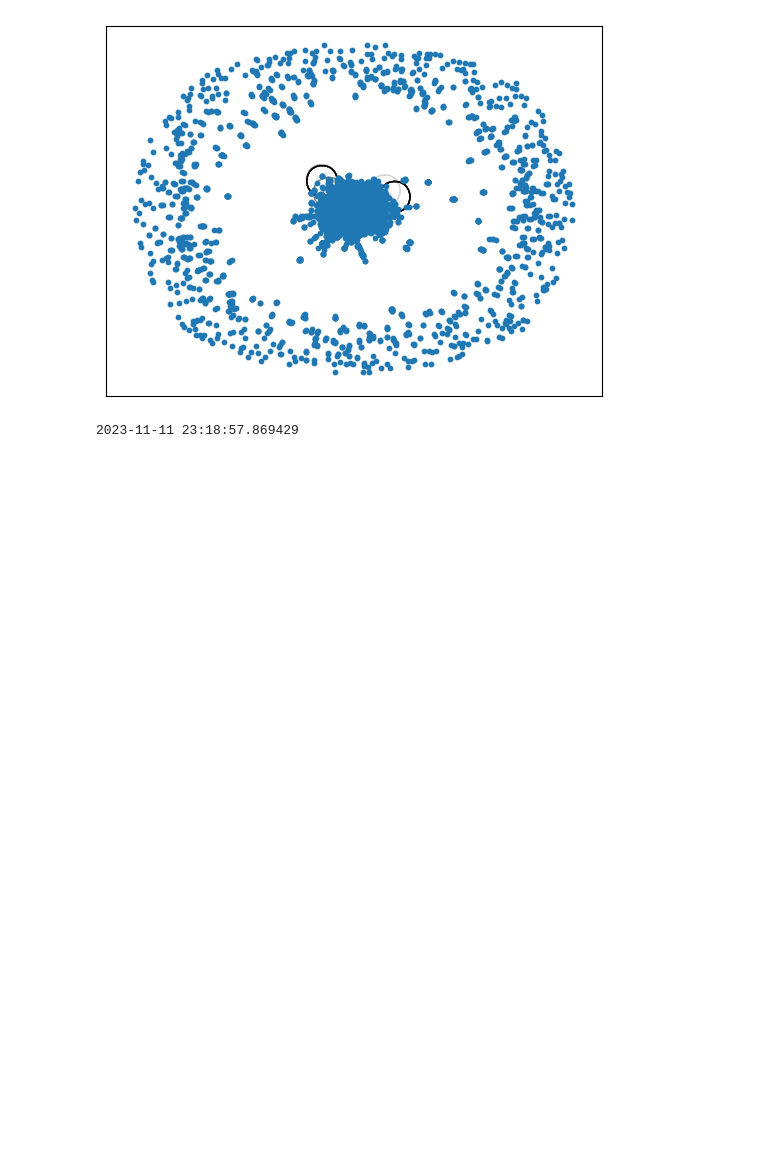
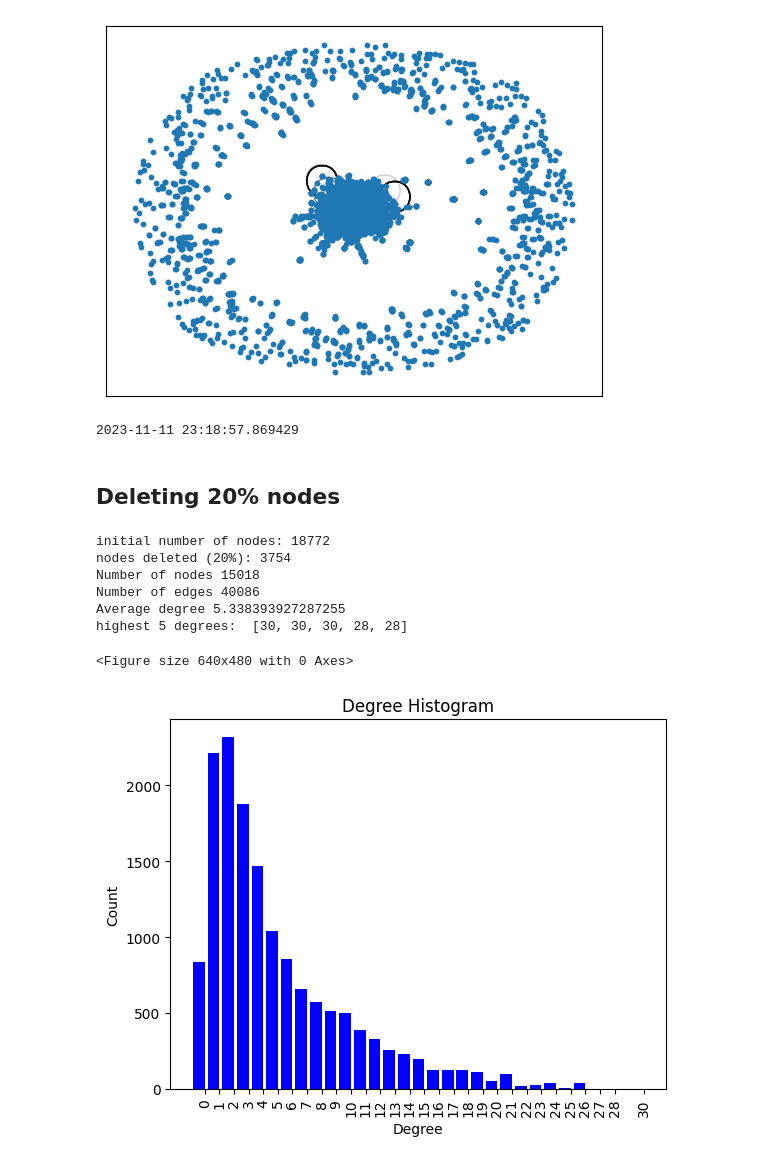
Before and after one commit to batouldiab/collaboration-astroph-network, a Jupyter notebook: astroph-network.ipynb, the cells around one changed output. Drawn from its saved outputs; the diff is of its cells as text; code cells hidden in the pictures; blank space fills up the shorter version.

Commit message:
Removed 20% of Nodes

```diff
--- a/astroph-network.ipynb
+++ b/astroph-network.ipynb
@@ -463,3 +463,46 @@ Graph after removing 10% of the most important nodes:
 2023-11-11 23:01:21.458264
 [figure]
 2023-11-11 23:18:57.869429
+# %% [markdown]
+## Deleting 20% nodes
+# %%
+#20% of nodes = ?
+twenty_percent=int(g.number_of_nodes()*0.20)
+temp_g2=g.copy()
+print('initial number of nodes:',g.number_of_nodes())
+print('nodes deleted (20%):',twenty_percent)
+mostImportantNodes=sorted(nx.degree_centrality(temp_g2).items(), key=lambda x : x[1], reverse=True)
+for n in range(0,twenty_percent):
+    node=mostImportantNodes[n][0]
+    temp_g2.remove_node(node)
+print('Number of nodes', len(temp_g2.nodes))
+print('Number of edges', len(temp_g2.edges))
+print('Average degree', sum(dict(temp_g2.degree).values()) / len(temp_g2.nodes))
+
+#get the degree sequence
+degree_sequence = sorted([d for n, d in temp_g2.degree()], reverse=True)  # degree sequence
+degreeCount = collections.Counter(degree_sequence)
+deg, cnt = zip(*degreeCount.items())
+
+plt.clf()
+fig, ax = plt.subplots()
+plt.bar(deg, cnt, width=0.80, color="b")
+
+plt.title("Degree Histogram")
+plt.ylabel("Count")
+plt.xlabel("Degree")
+ax.set_xticks([d + 0.4 for d in deg])
+ax.set_xticklabels(deg)
+plt.xticks(rotation='vertical')
+
+#highest 5 degrees
+print("highest 5 degrees: ",degree_sequence[:5])
+# %% [output]
+initial number of nodes: 18772
+nodes deleted (20%): 3754
+Number of nodes 15018
+Number of edges 40086
+Average degree 5.338393927287255
+highest 5 degrees:  [30, 30, 30, 28, 28]
+<Figure size 640x480 with 0 Axes>
+[figure, added]
```
Also changed, not shown: parts of 1 cell of this notebook.
